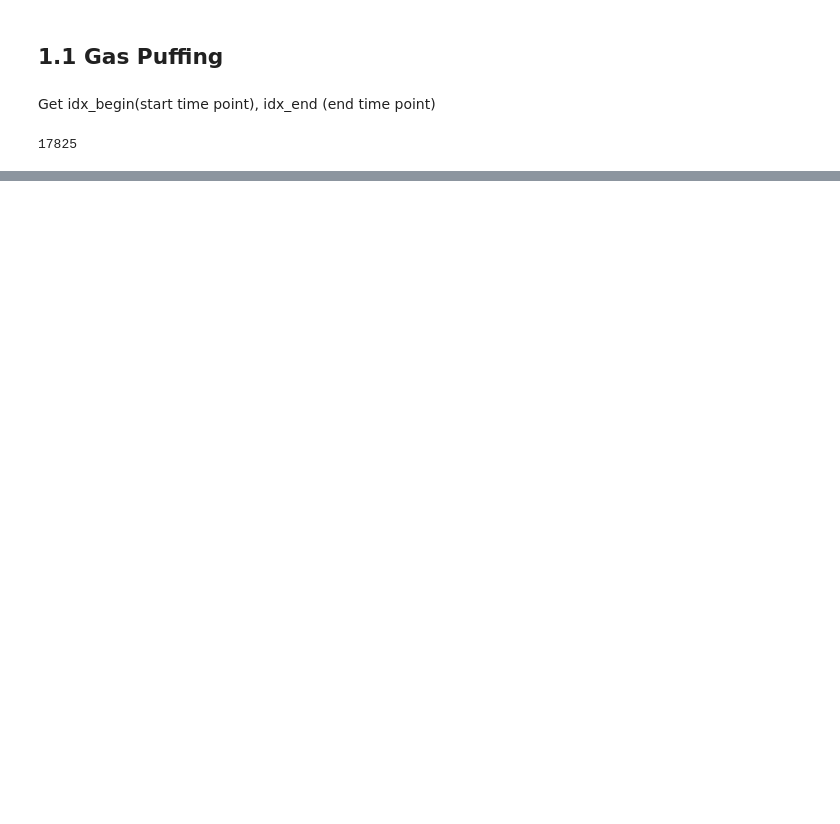
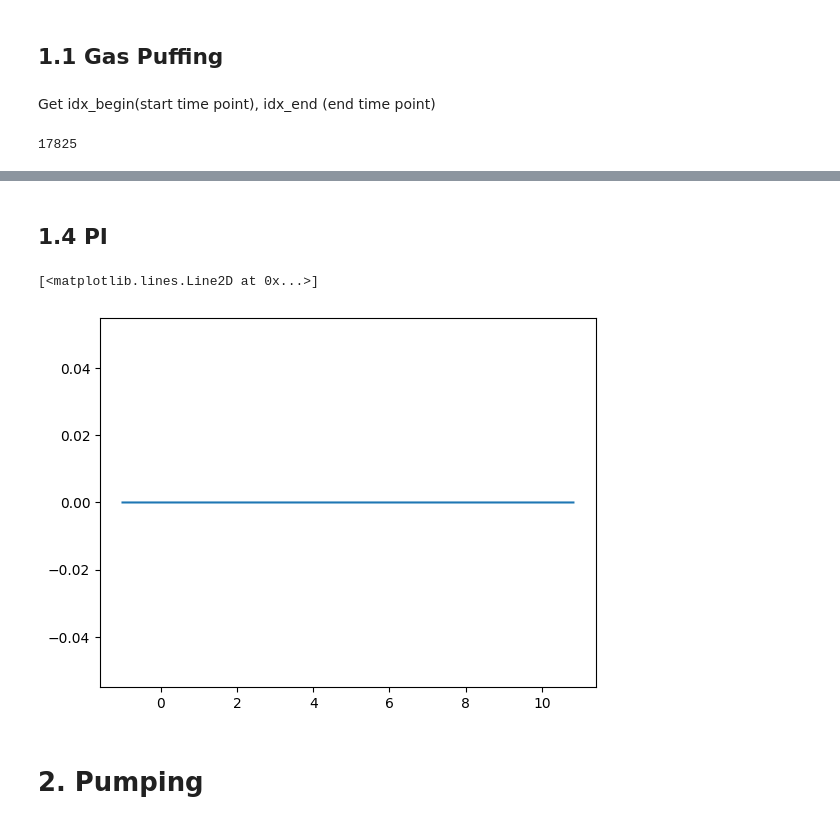
Before and after one commit to wearenothing/retention, a Jupyter notebook: get_wall_retention.ipynb, the cells around one changed output, grey strips where cells are left out. Drawn from its saved outputs; the diff is of its cells as text; code cells hidden in the pictures; blank space fills up the shorter version.

```diff
--- a/get_wall_retention.ipynb
+++ b/get_wall_retention.ipynb
@@ -69,0 +164,21 @@ plt.plot(time_ip[idx_begin:idx_end],puffing)
+# %% [markdown]
+## 1.4 PI
+# %%
+def get_PI(shot):
+    kp = 2e20
+    PI = cn.get('\\vpi20').data()
+    PI = PI[idx_begin:idx_end]
+    PI = np.diff(PI)
+    PI = np.append(PI,0)
+    PI[PI<=4] = 0
+    PI[PI>4] = 1
+    PI = np.cumsum(PI)
+    return kp * PI
+# %%
+PI = get_PI(100000)
+plt.plot(time_ip[idx_begin:idx_end],PI)
+# %% [output]
+[<matplotlib.lines.Line2D at 0x...>]
+[figure, added]
+# %% [markdown]
+# 2. Pumping
```
Also changed, not shown: parts of 12 cells of this notebook, 1 other file.
